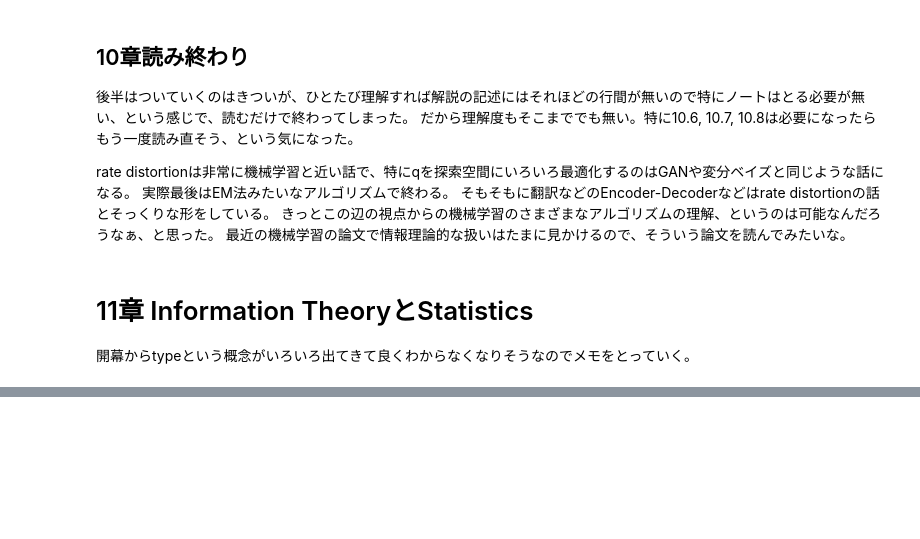
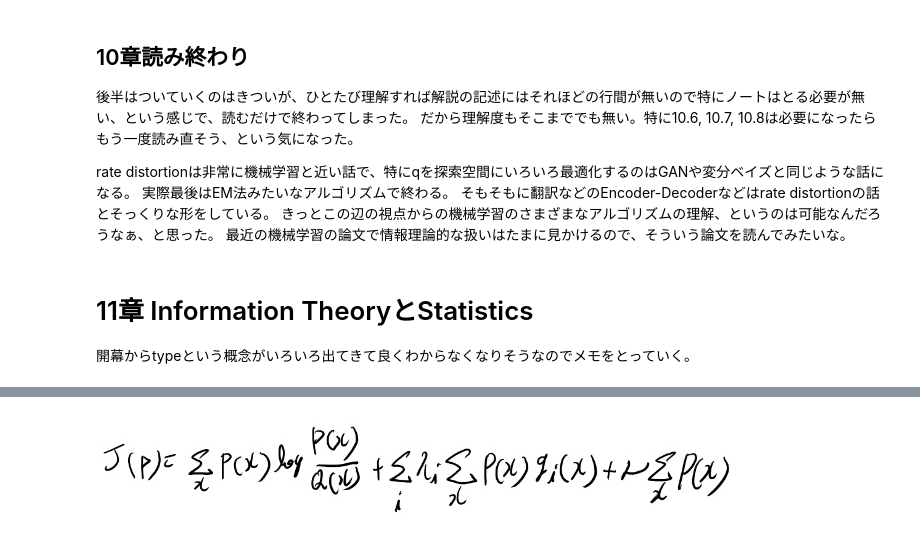
Before and after one commit to karino2/karino2.github.io, a Jupyter notebook: ipynb/2019-03-07-114649.ipynb, the cells around one changed output, grey strips where cells are left out. Cells and saved outputs as stored; diff of their text form; code cells hidden in the pictures; blank space fills up the shorter version.

```diff
--- a/ipynb/2019-03-07-114649.ipynb
+++ b/ipynb/2019-03-07-114649.ipynb
@@ -239,0 +359,4 @@ $$P \in \mathcal{P}_n$$に対し、
+# %%
+MeatPieImage()
+# %% [output]
+[figure, added]
```
Also changed, not shown: parts of 25 cells of this notebook.
